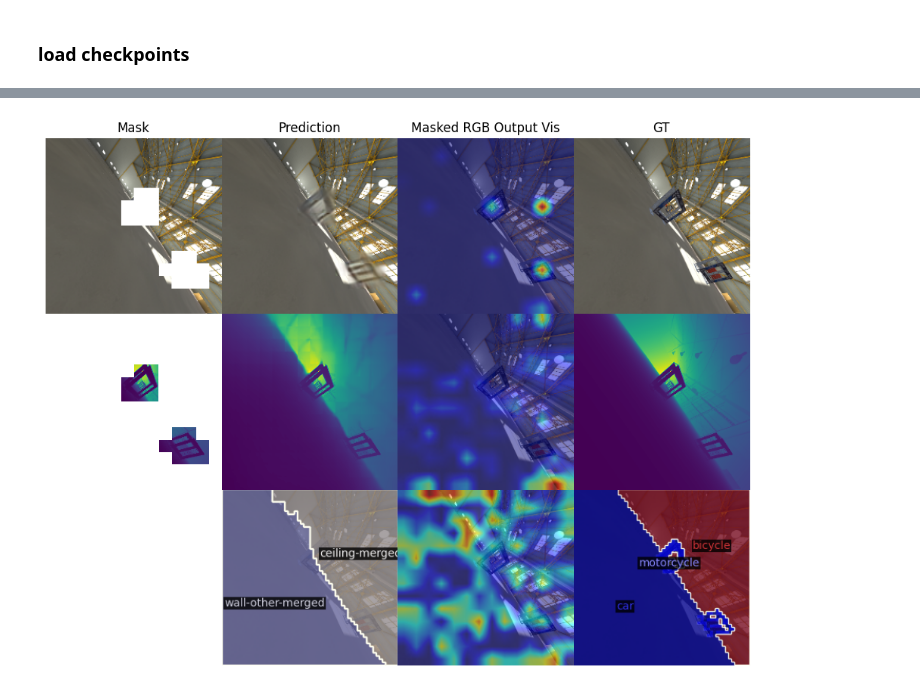
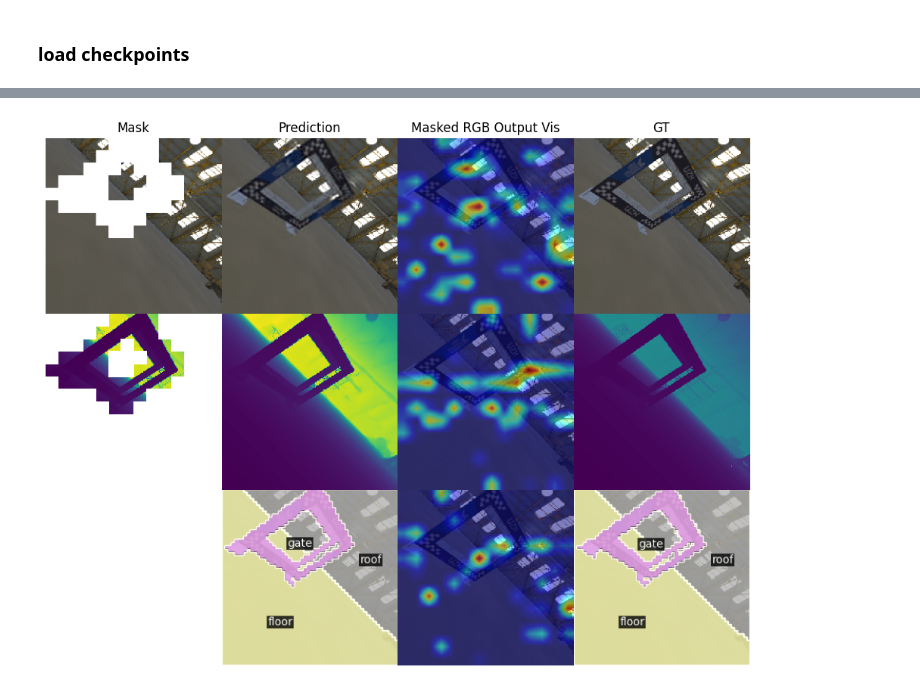
Before and after one commit to xingcw/pytorch-grad-cam, a Jupyter notebook: tutorials/multimae_retrain_vis.ipynb, the cells around one changed output, grey strips where cells are left out. Cells and saved outputs as stored; diff of their text form; code cells hidden in the pictures.

```diff
--- a/tutorials/multimae_retrain_vis.ipynb
+++ b/tutorials/multimae_retrain_vis.ipynb
@@ -201,11 +289,11 @@ def plot_vis(res, image_float, grayscale_cam):
     axs[0].axis('off')
     axs[0].set_title("RGB")
 
-    axs[1].imshow(res["depth_input"])
+    axs[1].imshow(res["depth_input"] if res["depth_input"] is not None else res["rgb_input"])
     axs[1].axis('off')
     axs[1].set_title("Depth")
 
-    axs[2].imshow(res["semseg_input"])
+    axs[2].imshow(res["semseg_input"] if res["semseg_input"] is not None else res["rgb_input"])
     axs[2].axis('off')
     axs[2].set_title("Semseg")
 
@@ -223,8 +311,8 @@ target_layers = [model.encoder[-1].norm1]
 cam = MultiMAECAM(model=model, target_layers=target_layers, use_cuda=True)
 
 gate_class_id = 3
-gate_mask_semseg_gt = torch.zeros_like(processed_inputs["semseg"])
-gate_mask_semseg_gt[processed_inputs["semseg"] == gate_class_id] = 1
+gate_mask_semseg_gt = torch.zeros_like(inputs["semseg"])
+gate_mask_semseg_gt[inputs["semseg"] == gate_class_id] = 1
 # %%
 targets = {
     "rgb": MaskedMSELoss(),
@@ -232,18 +320,21 @@ targets = {
     "semseg": MultiMAESemanticSegmentationTarget(gate_class_id, gate_mask_semseg_gt)
 }
 
+targets = {domain: target for domain, target in targets.items() if domain in args.in_domains}
+
 preds, task_masks, all_grayscale_cam = cam(
-    input_tensor=processed_inputs,
+    input_tensor=inputs,
     targets=targets,
     num_encoded_tokens=196,
     mask_type="gate-oriented",
-    semseg_gt=processed_inputs["semseg"],
+    semseg_gt=inputs["semseg"],
     masked_rgb_gate_only=True,
-    in_domains=DOMAINS)
+    in_domains=args.in_domains)
 
 preds = {domain: pred.detach().cpu() for domain, pred in preds.items()}
 masks = {domain: mask.detach().cpu() for domain, mask in task_masks.items()}
 
-all_res = plot_predictions(processed_inputs, preds, masks, show_img=True)
+all_res = plot_predictions(inputs, preds, masks, show_img=True, metadata=metadata)
+image_float = all_res["rgb_gt"].numpy().astype(np.float32)
 plot_vis(all_res, image_float, all_grayscale_cam)
 # %% [output]
@@ -292,7 +384,7 @@ targets = {
     "semseg": MultiMAESemanticSegmentationTarget(gate_class_id, gate_mask_semseg_gt)
 }
 preds, task_masks, semseg_grayscale_cam = cam(
-    input_tensor=processed_inputs,
+    input_tensor=inputs,
     targets=targets,
     # inputs for multimae preditions
     num_encoded_tokens=196,
@@ -302,6 +394,6 @@ preds, task_masks, semseg_grayscale_cam = cam(
 preds = {domain: pred.detach().cpu() for domain, pred in preds.items()}
 masks = {domain: mask.detach().cpu() for domain, mask in task_masks.items()}
 
-semseg_res = plot_predictions(processed_inputs, preds, masks, show_img=False)
+semseg_res = plot_predictions(inputs, preds, masks, show_img=False, metadata=metadata)
 plot_vis(semseg_res, image_float, semseg_grayscale_cam)
 # %% [output]
@@ -323,41 +415,42 @@ cam_rgb = show_cam_on_image(image_float, rgb_grayscale_cam[0, :, :], use_rgb=Tru
 axs[2].imshow(cam_rgb)
 axs[2].axis('off')
 axs[2].set_title("Masked RGB Output Vis")
 
 axs[3].imshow(all_res["rgb_gt"])
 axs[3].axis('off')
 axs[3].set_title("GT")
 
-axs[4].imshow(all_res["depth_input"])
-axs[4].axis('off')
-axs[4].set_ylabel("Depth")
+if "depth" in args.in_domains:
+    axs[4].imshow(all_res["depth_input"])
+    axs[4].axis('off')
+    axs[4].set_ylabel("Depth")
 
-axs[5].imshow(all_res["depth_pred"])
-axs[5].axis('off')
+    axs[5].imshow(all_res["depth_pred"])
+    axs[5].axis('off')
 
-cam_depth = show_cam_on_image(image_float, depth_grayscale_cam[0, :, :], use_rgb=True)
-axs[6].imshow(cam_depth)
-axs[6].axis('off')
+    cam_depth = show_cam_on_image(image_float, depth_grayscale_cam[0, :, :], use_rgb=True)
+    axs[6].imshow(cam_depth)
+    axs[6].axis('off')
 
-axs[7].imshow(all_res["depth_gt"])
-axs[7].axis('off')
+    axs[7].imshow(all_res["depth_gt"])
+    axs[7].axis('off')
 
 axs[8].imshow(all_res["semseg_input"])
 axs[8].axis('off')
 axs[8].set_ylabel("Semseg")
 
 axs[9].imshow(all_res["semseg_pred"])
 axs[9].axis('off')
 
 cam_semseg = show_cam_on_image(image_float, semseg_grayscale_cam[0, :, :], use_rgb=True)
 axs[10].imshow(cam_semseg)
 axs[10].axis('off')
 
 axs[11].imshow(all_res["semseg_gt"])
 axs[11].axis('off')
 
 for ax in axs:
     ax.set_xticks([])
     ax.set_yticks([])
 # %% [output]
-[figure, old version]
+[figure, new version]
```
Also changed, not shown: parts of 28 cells of this notebook, 2 other files.
